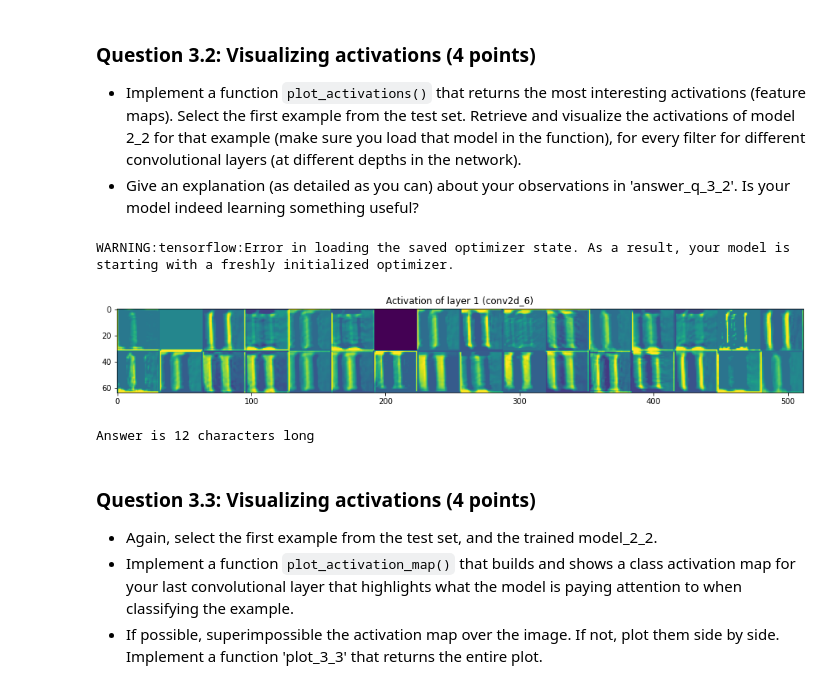
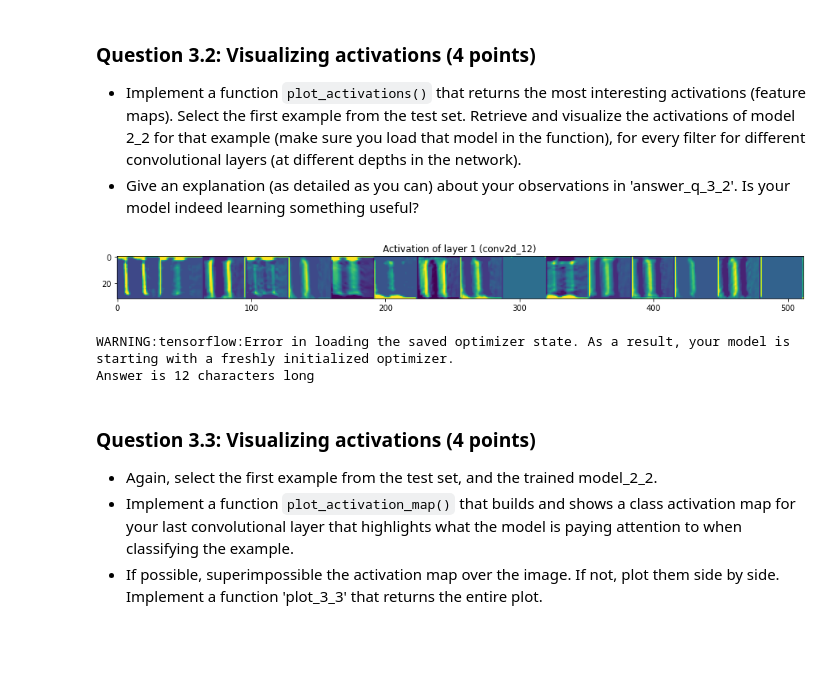
Before and after one commit to mitagr/web-ret-assignment-3, a Jupyter notebook: Assignment 3.ipynb, the cells around one changed output. Saved outputs shown, nothing was run; the diff lists cells and outputs as text; code cells hidden in the pictures; blank space fills up the shorter version.

```diff
--- a/Assignment 3.ipynb
+++ b/Assignment 3.ipynb
@@ -677,7 +694,13 @@ Answer is 44 characters long
 * Implement a function `plot_activations()` that returns the most interesting activations (feature maps). Select the first example from the test set. Retrieve and visualize the activations of model 2_2 for that example (make sure you load that model in the function), for every filter for different convolutional layers (at different depths in the network).
 * Give an explanation (as detailed as you can) about your observations in 'answer_q_3_2'. Is your model indeed learning something useful?
 # %%
-#from tensorflow.keras import models
+img_tensor = rgb2gray(X_test)[7]
+img_tensor = np.expand_dims(img_tensor, axis=0)
+layer_outputs = [layer.output for layer in model_2_1.layers[:15]]
+activation_model = models.Model(inputs= model_2_1.input, outputs=layer_outputs)
+activations = activation_model.predict(img_tensor)
+plot_activations(0, activations)
+
 images_per_row = 16
 model_2_1 = load_model_from_file(base_dir, "model_2_1")
 layer_names = []
@@ -687,43 +710,36 @@ for layer in model_2_1.layers[:15]:
 def plot_activations(layer_index, activations):
     start = layer_index
     end = layer_index+1
     # Now let's display our feature maps
     for layer_name, layer_activation in zip(layer_names[start:end], activations[start:end]):
         n_features = layer_activation.shape[-1]
         size = layer_activation.shape[1]
         n_cols = n_features // images_per_row
         display_grid = np.zeros((size * n_cols, images_per_row * size))
         for col in range(n_cols):
             for row in range(images_per_row):
                 channel_image = layer_activation[0, :, :, col * images_per_row + row]
                 channel_image -= channel_image.mean()
                 channel_image /= channel_image.std()
                 channel_image *= 64
                 channel_image += 128
                 channel_image = np.clip(channel_image, 0, 255).astype('uint8')
                 display_grid[col * size : (col + 1) * size, row * size : (row + 1) * size] = channel_image
         scale = 1. / size
         plt.figure(figsize=(scale * display_grid.shape[1],
                             scale * display_grid.shape[0]))
         plt.title("Activation of layer {} ({})".format(layer_index+1,layer_name))
         plt.grid(False)
         plt.imshow(display_grid, aspect='auto', cmap='viridis')
     plt.show()
     pass
 
-img_tensor = rgb2gray(X_test)[4]
-img_tensor = np.expand_dims(img_tensor, axis=0)
-layer_outputs = [layer.output for layer in model_2_1.layers[:15]]
-activation_model = models.Model(inputs= model_2_1.input, outputs=layer_outputs)
-activations = activation_model.predict(img_tensor)
-plot_activations(0, activations)
-
 answer_q_3_2= """Your answer """
 print("Answer is {} characters long".format(len(answer_q_3_2)))
 # %% [output]
+[figure, new version]
 WARNING:tensorflow:Error in loading the saved optimizer state. As a result, your model is starting with a freshly initialized optimizer.
+Answer is 12 characters long
-[figure, old version]
-Answer is 12 characters long
 # %% [markdown]
 ### Question 3.3: Visualizing activations (4 points)
 * Again, select the first example from the test set, and the trained model_2_2.
```
Also changed, not shown: parts of 6 cells of this notebook.
